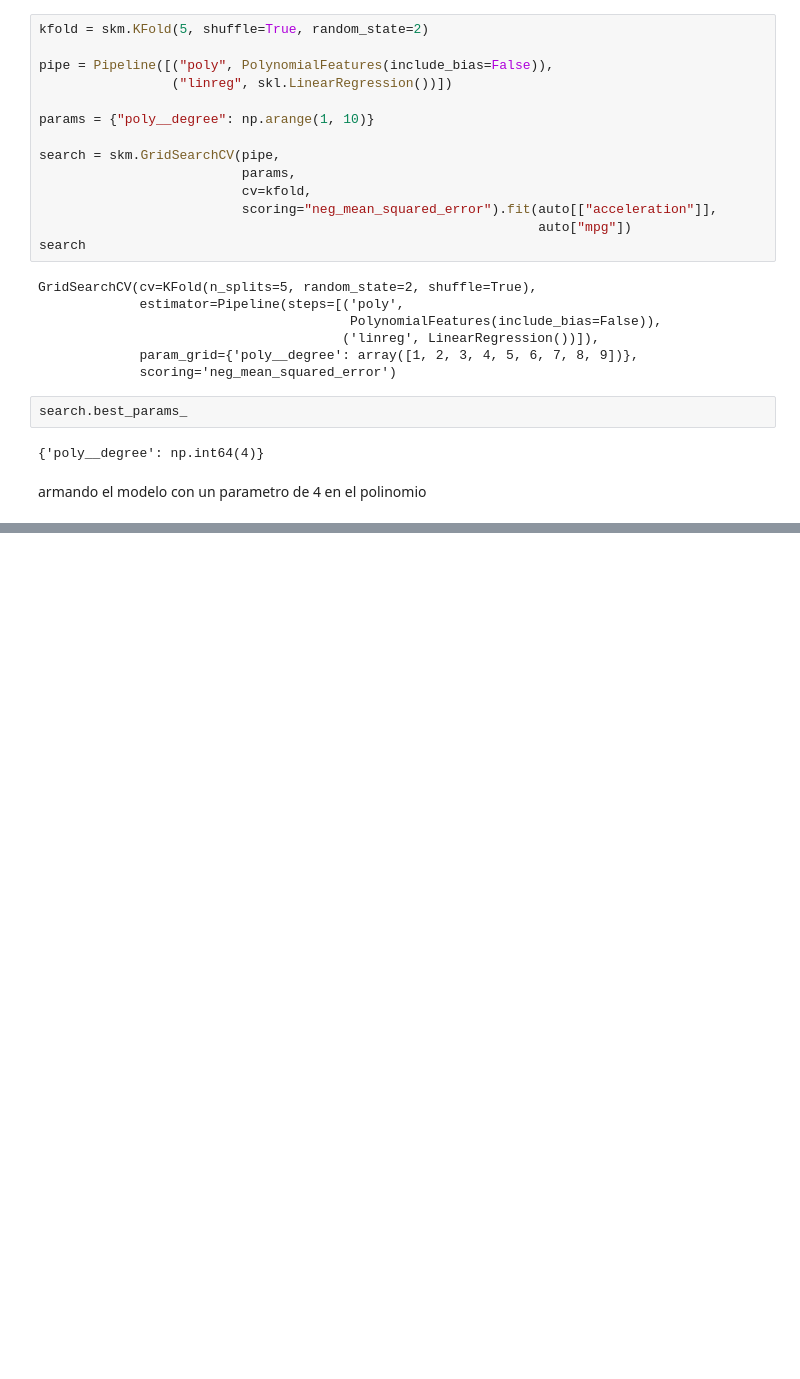
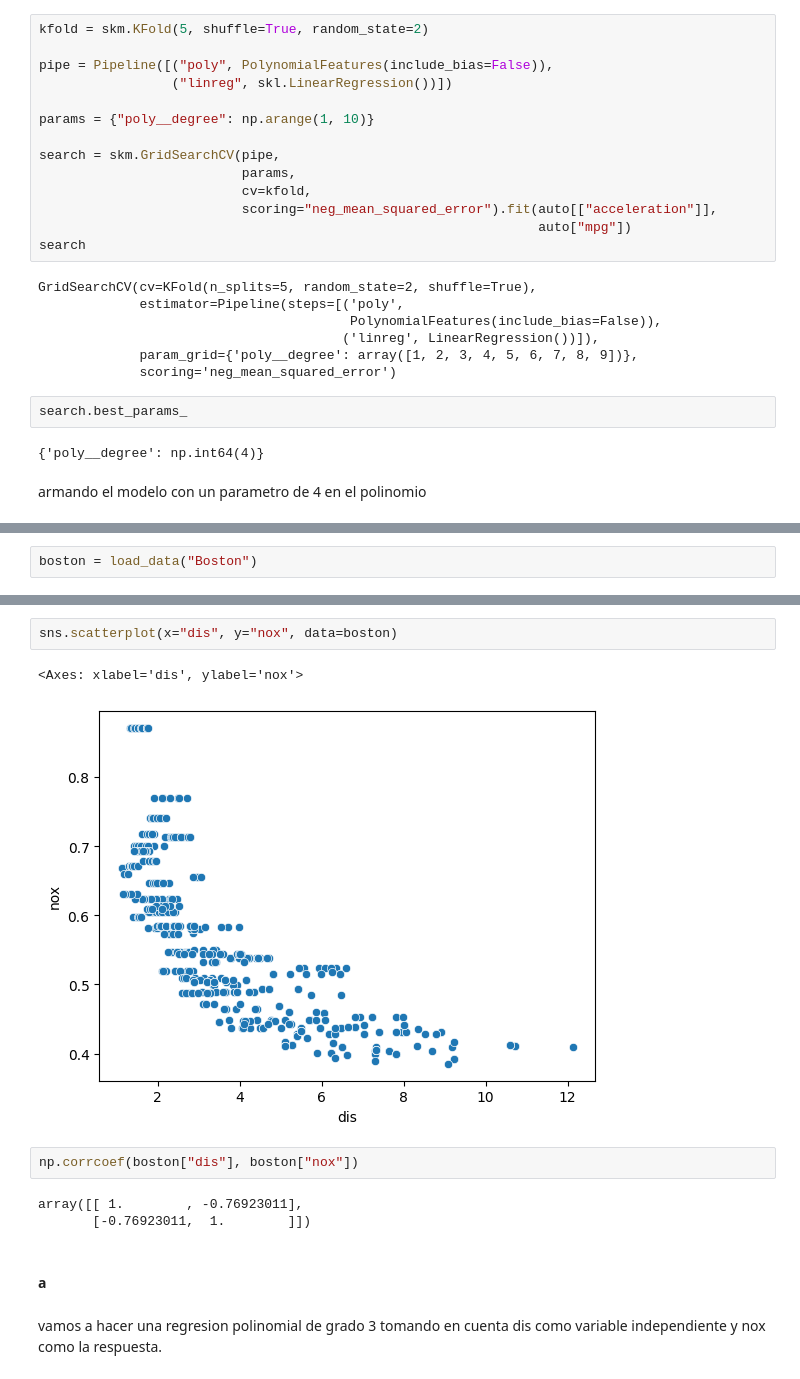
Before and after one commit to chuancao26/islp, a Jupyter notebook: nonLinearExercices.ipynb, the cells around one changed output, grey strips where cells are left out. Drawn from its saved outputs; the diff is of its cells as text; blank space fills up the shorter version.

```diff
--- a/nonLinearExercices.ipynb
+++ b/nonLinearExercices.ipynb
@@ -947,0 +1036,2 @@ cols
+# %%
+boston = load_data("Boston")
@@ -947,0 +1060,14 @@ cols
+# %%
+sns.scatterplot(x="dis", y="nox", data=boston)
+# %% [output]
+<Axes: xlabel='dis', ylabel='nox'>
+[figure, added]
+# %%
+np.corrcoef(boston["dis"], boston["nox"])
+# %% [output]
+array([[ 1.        , -0.76923011],
+       [-0.76923011,  1.        ]])
+# %% [markdown]
+#### a
+# %% [markdown]
+vamos a hacer una regresion polinomial de grado 3 tomando en cuenta dis como variable independiente y nox como la respuesta.
```
Also changed, not shown: parts of 19 cells of this notebook.
